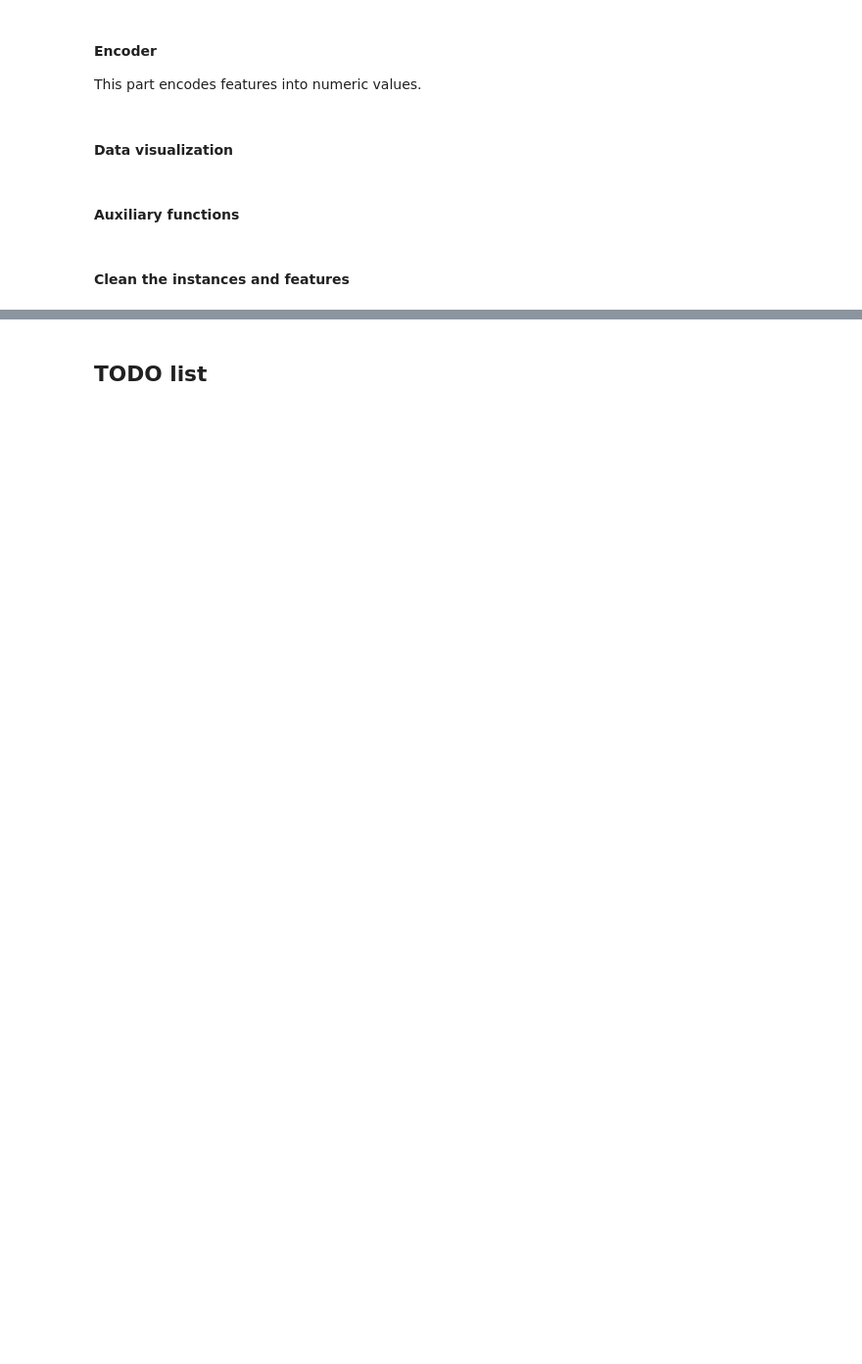
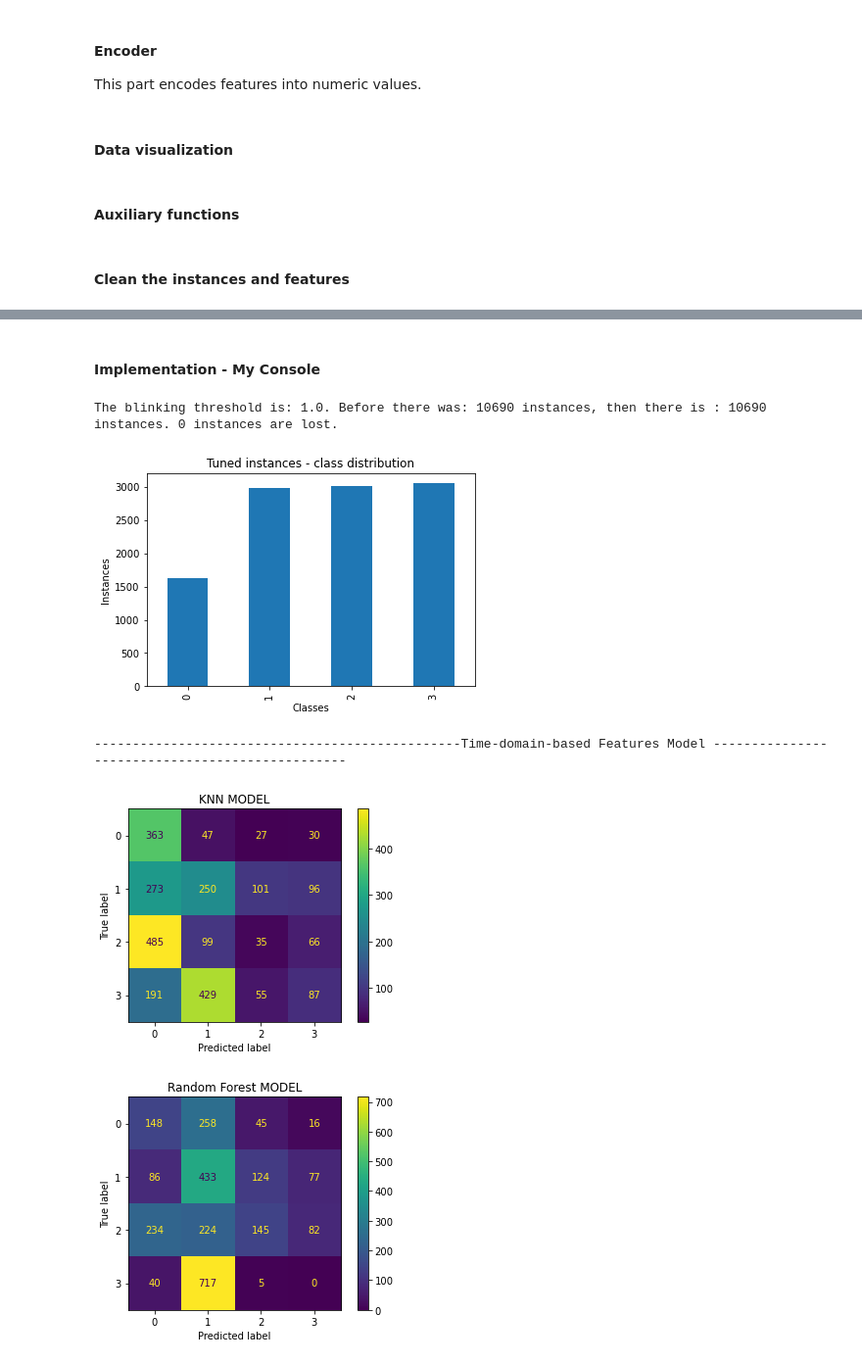
Before and after one commit to BaiYunpeng1949/mobile-eye-computing, a Jupyter notebook: ProcessDataNTestAlgorithm/[On] TraditionalMLunderWaveletStructure.ipynb, the cells around one changed output, grey strips where cells are left out. Shown at 98% size. Saved outputs shown, nothing was run; the diff lists cells and outputs as text; code cells hidden in the pictures; blank space fills up the shorter version.

Commit message:
Added the argument configurations for the machine learning file.

```diff
--- a/ProcessDataNTestAlgorithm/[On] TraditionalMLunderWaveletStructure.ipynb
+++ b/ProcessDataNTestAlgorithm/[On] TraditionalMLunderWaveletStructure.ipynb
@@ -198,7 +162,7 @@ def plot_class_distribution(df_input, title, x_label, y_label, class_column):
 #### Clean the instances and features
 # %%
 # Select validated rows/instances by thresholdings.
-def validate_instances(df_input):
+def validate_instances(args, df_input):
     df = df_input.copy()
 
 #     # Plot the original class distributions.
@@ -206,11 +170,11 @@ def validate_instances(df_input):
 
     # Remove instances with high blinking rates.
     before_blinking_filter = len(df)
-    df = df.loc[df[ISBLINK_LEFT] <= THRES_BLINKING_RATE]
-    df = df.loc[df[ISBLINK_RIGHT] <= THRES_BLINKING_RATE]
+    df = df.loc[df[ISBLINK_LEFT] <= args.blinking_rate_threshold]
+    df = df.loc[df[ISBLINK_RIGHT] <= args.blinking_rate_threshold]
     after_blinking_filter = len(df)
     lost_data_num = before_blinking_filter - after_blinking_filter
-    print('The blinking threshold is: ' + str(THRES_BLINKING_RATE) + '. Before there was: ' + str(before_blinking_filter) + ' instances, then there is : ' + str(after_blinking_filter) + ' instances. ' + str(lost_data_num) + ' instances are lost.')
+    print('The blinking threshold is: ' + str(args.blinking_rate_threshold) + '. Before there was: ' + str(before_blinking_filter) + ' instances, then there is : ' + str(after_blinking_filter) + ' instances. ' + str(lost_data_num) + ' instances are lost.')
     plot_class_distribution(df_input=df, title='Tuned instances - class distribution', x_label='Classes', y_label='Instances', class_column=LABELS) # Show the class distributions after tuning.
 
 #     # Try with less classes.
@@ -274,6 +238,6 @@ def select_features(df_input, selected_feature_sets, dropped_feature_sets):
 # %%
 # Run the models, get the results.
-def train_test_models(df_input, df_test, label_string): # <TODO> need to modify later.
+def train_test_models(args, df_input, df_test, label_string): # <TODO> need to modify later.
     df = df_input.copy()
 
     # Split dataset.
@@ -285,7 +249,7 @@ def train_test_models(df_input, df_test, label_string): # <TODO> need to modify
 #     y = np.reshape(y, -1)
 
 #     # Split the data into training dataset and validation dataset.
-#     X_train, X_test, y_train, y_test = train_test_split(X, y, test_size=TEST_SIZE_PCT, random_state=999)
+#     X_train, X_test, y_train, y_test = train_test_split(X, y, test_size=args.test_size_pct, random_state=999)
 
 ###################################### Testing area #################################
     df_test = df_test.copy()
@@ -319,7 +283,7 @@ def train_test_models(df_input, df_test, label_string): # <TODO> need to modify
     acc_score_knn, f1_score_knn = show_performance(y_true=y_test, y_pred=y_pred_knn, model_name = KNN)
 
     # Random Forest model.
-    clf_rf = RandomForestClassifier(max_depth=RF_DEPTH, random_state=999)
+    clf_rf = RandomForestClassifier(max_depth=args.rf_depth, random_state=999)
     # Train the model.
     clf_rf.fit(X_train, y_train)
     # Test.
@@ -471,2 +365,0 @@ The used features are:
-# %% [markdown]
-## TODO list
@@ -540,0 +366,38 @@ The used features are:
+# %% [markdown]
+#### Implementation - My Console
+# %%
+# Allocate arguments.
+def parse_args():
+    parser = argparse.ArgumentParser()
+    parser.add_argument('-f')
+    parser.add_argument("--path", type=str, default='../Data/Results/23-11-16-17/results.csv',
+                        help="The path to read processed features.")
+#     parser.add_argument('--using_cuda', type=bool, default=True,
+#                         help='cuda/cpu')
+#     parser.add_argument('--gpu_ids', type=bool, default=[0],
+#                         help='cuda/cpu')
+#     parser.add_argument('--argument_save_path', type=str, default='../Data/Results/',  # TODO: add the results output stream.
+#                         help='The path to save arguments.')
+#     parser.add_argument('--results_save_path', type=str, default='../Data/Results/',
+#                     help='The path to save processed data and generated features.')
+#     parser.add_argument('--results_csv_filename', type=str, default='results.csv',
+#                     help='The result csv filename.')
+    parser.add_argument('--test_size_pct', type=float, default=0.1,
+                        help='The percentage of the test size.')
+    parser.add_argument('--blinking_rate_threshold', type=float, default=1.00,
+                        help='The threshold of filtering invalid data with low blinking rates.')
+    parser.add_argument('--rf_depth', type=int, default=10,
+                        help='The max depth of the random forest model.')
+    return parser.parse_args(args = [])
+# %%
+# Implement.
+# Get arguments.
+args = parse_args()
+# Run the pipeline
+run(args=args)
+# %% [output]
+The blinking threshold is: 1.0. Before there was: 10690 instances, then there is : 10690 instances. 0 instances are lost.
+[figure, added]
+------------------------------------------------Time-domain-based Features Model ------------------------------------------------
+[figure, added]
+[figure, added]
```
Also changed, not shown: parts of 12 cells of this notebook, 1 other file.
